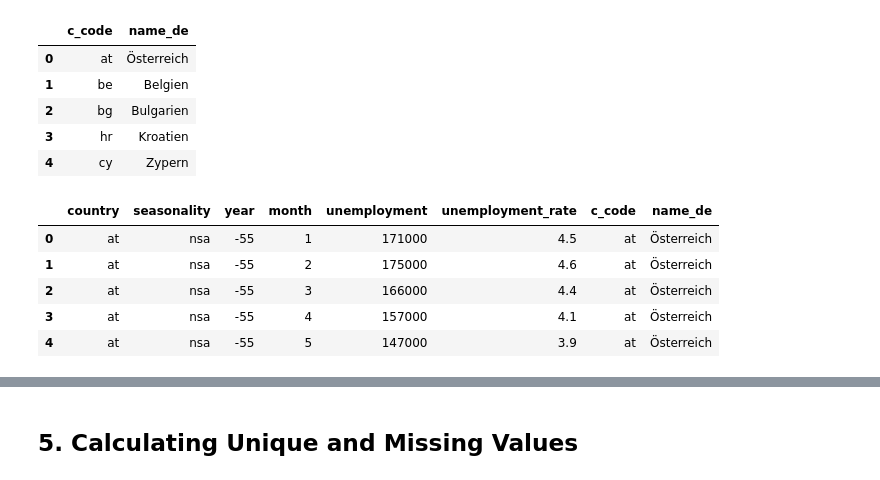
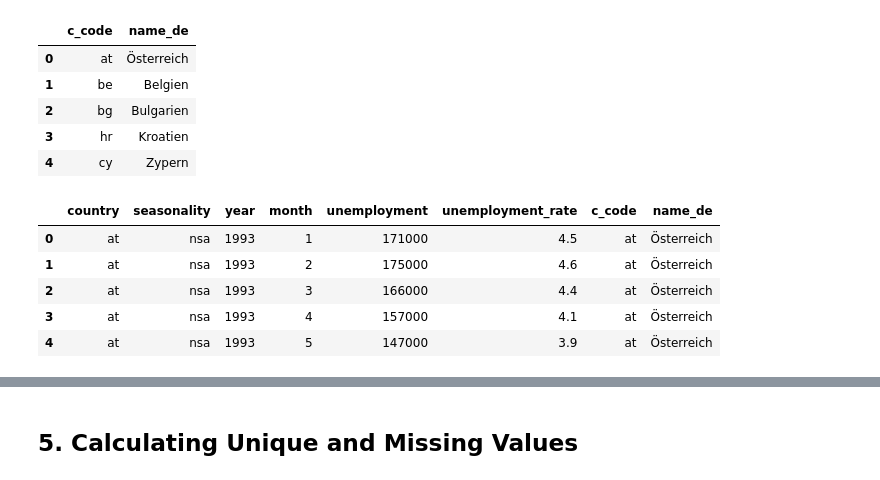
Before and after one commit to coltongrainger/fy20bvsd, a Jupyter notebook: 2015-dlab-introduction-workshop.ipynb, the cells around one changed output, grey strips where cells are left out. Cells and saved outputs as stored; diff of their text form; code cells hidden in the pictures.

```diff
--- a/2015-dlab-introduction-workshop.ipynb
+++ b/2015-dlab-introduction-workshop.ipynb
@@ -703,2 +747,3 @@ For more information on `pandas` `dtype`s, check the documentation [here](http:/
 # %%
-unemployment['year'] = np.floor(unemployment['year_month']).astype(np.int8)
+unemployment['year'] = np.floor(unemployment['year_month']).astype(np.int16)
+unemployment.head()
@@ -957,12 +1009,12 @@ country_codes.head()
 | 3 | hr | Kroatien |
 | 4 | cy | Zypern |
 # %%
-u1 = pd.merge(unemployment, country_codes, left_on='country', right_on='c_code')
-u1.head()
+u2 = pd.merge(unemployment, country_codes, left_on='country', right_on='c_code')
+u2.head()
 # %% [output]
 |  | country | seasonality | year | month | unemployment | unemployment_rate | c_code | name_de |
-| 0 | at | nsa | -55 | 1 | 171000 | 4.5 | at | Österreich |
-| 1 | at | nsa | -55 | 2 | 175000 | 4.6 | at | Österreich |
-| 2 | at | nsa | -55 | 3 | 166000 | 4.4 | at | Österreich |
-| 3 | at | nsa | -55 | 4 | 157000 | 4.1 | at | Österreich |
-| 4 | at | nsa | -55 | 5 | 147000 | 3.9 | at | Österreich |
+| 0 | at | nsa | 1993 | 1 | 171000 | 4.5 | at | Österreich |
+| 1 | at | nsa | 1993 | 2 | 175000 | 4.6 | at | Österreich |
+| 2 | at | nsa | 1993 | 3 | 166000 | 4.4 | at | Österreich |
+| 3 | at | nsa | 1993 | 4 | 157000 | 4.1 | at | Österreich |
+| 4 | at | nsa | 1993 | 5 | 147000 | 3.9 | at | Österreich |
```
Also changed, not shown: parts of 55 cells of this notebook.
